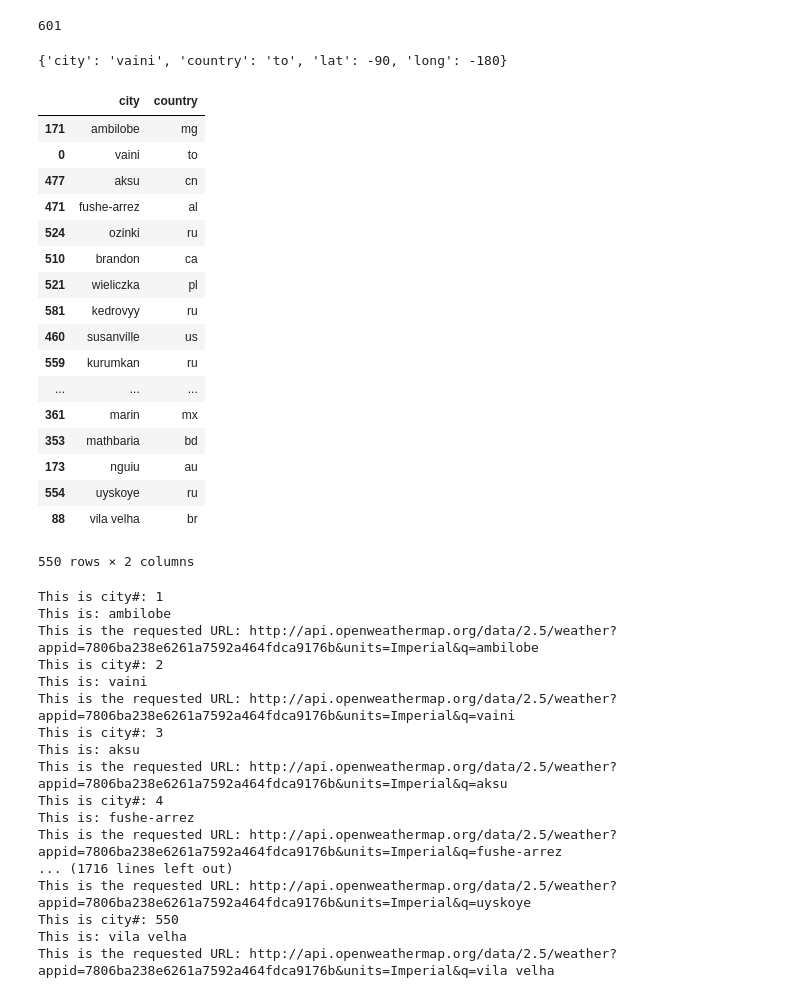
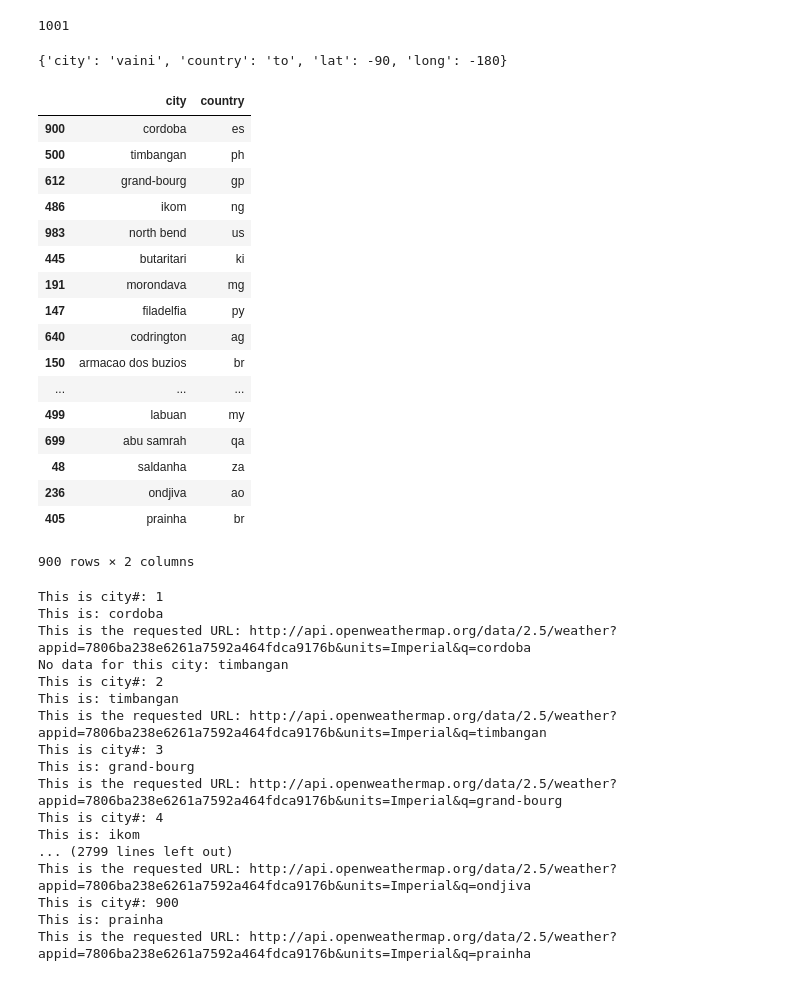
Before and after one commit to AlfaiAbdul/WeatherPy_Project-, a Jupyter notebook: WeatherPy.ipynb, the cells around one changed output. Cells and saved outputs as stored; diff of their text form; code cells hidden in the pictures.

```diff
--- a/WeatherPy.ipynb
+++ b/WeatherPy.ipynb
@@ -13,10 +13,10 @@ counter = 0
 Duplicates  = 'no'
 starting_lat = -90
 starting_lng = -180
-while counter <= 600:
-    for x in range(-90,90,4):
-        for y in range(-180,180,10):
-            if counter > 600: continue
+while counter <= 1000:
+    for x in range(-90,90,2):
+        for y in range(-180,180,7):
+            if counter > 1000: continue
             city = cp.nearest_city(x, y)
             citdict = {}
             citdict['city'] = city.city_name
@@ -40,7 +40,7 @@ while counter <= 600:
 
 print(len(list_of_cities))
 # %% [output]
-601
+1001
 # %%
 print(list_of_cities[0])
 # %% [output]
@@ -52,27 +52,27 @@ cities_df = pd.DataFrame({
     'country': [x['country'] for x in list_of_cities],
 })
 # %%
-cities_sample = cities_df.sample(550)
+cities_sample = cities_df.sample(900)
 cities_sample
 # %% [output]
 |  | city | country |
-| 171 | ambilobe | mg |
-| 0 | vaini | to |
-| 477 | aksu | cn |
-| 471 | fushe-arrez | al |
-| 524 | ozinki | ru |
-| 510 | brandon | ca |
-| 521 | wieliczka | pl |
-| 581 | kedrovyy | ru |
-| 460 | susanville | us |
-| 559 | kurumkan | ru |
+| 900 | cordoba | es |
+| 500 | timbangan | ph |
+| 612 | grand-bourg | gp |
+| 486 | ikom | ng |
+| 983 | north bend | us |
+| 445 | butaritari | ki |
+| 191 | morondava | mg |
+| 147 | filadelfia | py |
+| 640 | codrington | ag |
+| 150 | armacao dos buzios | br |
 | ... | ... | ... |
-| 361 | marin | mx |
-| 353 | mathbaria | bd |
-| 173 | nguiu | au |
-| 554 | uyskoye | ru |
-| 88 | vila velha | br |
+| 499 | labuan | my |
+| 699 | abu samrah | qa |
+| 48 | saldanha | za |
+| 236 | ondjiva | ao |
+| 405 | prainha | br |
-550 rows × 2 columns
+900 rows × 2 columns
 # %%
 url = "http://api.openweathermap.org/data/2.5/weather?"
 api_key = '7806ba238e6261a7592a464fdca9176b'
@@ -106,21 +106,21 @@ for index,row in cities_sample.iterrows():
     print(f"This is the requested URL: {query_url}")
 # %% [output]
 This is city#: 1
-This is: ambilobe
-This is the requested URL: http://api.openweathermap.org/data/2.5/weather?appid=7806ba238e6261a7592a464fdca9176b&units=Imperial&q=ambilobe
+This is: cordoba
+This is the requested URL: http://api.openweathermap.org/data/2.5/weather?appid=7806ba238e6261a7592a464fdca9176b&units=Imperial&q=cordoba
+No data for this city: timbangan
 This is city#: 2
-This is: vaini
-This is the requested URL: http://api.openweathermap.org/data/2.5/weather?appid=7806ba238e6261a7592a464fdca9176b&units=Imperial&q=vaini
+This is: timbangan
+This is the requested URL: http://api.openweathermap.org/data/2.5/weather?appid=7806ba238e6261a7592a464fdca9176b&units=Imperial&q=timbangan
 This is city#: 3
-This is: aksu
-This is the requested URL: http://api.openweathermap.org/data/2.5/weather?appid=7806ba238e6261a7592a464fdca9176b&units=Imperial&q=aksu
+This is: grand-bourg
+This is the requested URL: http://api.openweathermap.org/data/2.5/weather?appid=7806ba238e6261a7592a464fdca9176b&units=Imperial&q=grand-bourg
 This is city#: 4
-This is: fushe-arrez
-This is the requested URL: http://api.openweathermap.org/data/2.5/weather?appid=7806ba238e6261a7592a464fdca9176b&units=Imperial&q=fushe-arrez
-... (1716 lines left out)
-This is the requested URL: http://api.openweathermap.org/data/2.5/weather?appid=7806ba238e6261a7592a464fdca9176b&units=Imperial&q=uyskoye
-This is city#: 550
-This is: vila velha
-This is the requested URL: http://api.openweathermap.org/data/2.5/weather?appid=7806ba238e6261a7592a464fdca9176b&units=Imperial&q=vila velha
+This is: ikom
+... (2799 lines left out)
+This is the requested URL: http://api.openweathermap.org/data/2.5/weather?appid=7806ba238e6261a7592a464fdca9176b&units=Imperial&q=ondjiva
+This is city#: 900
+This is: prainha
+This is the requested URL: http://api.openweathermap.org/data/2.5/weather?appid=7806ba238e6261a7592a464fdca9176b&units=Imperial&q=prainha
 # %%
 cities_sample = cities_sample[cities_sample.latitude != ""]
```
Also changed, not shown: parts of 7 cells of this notebook.
